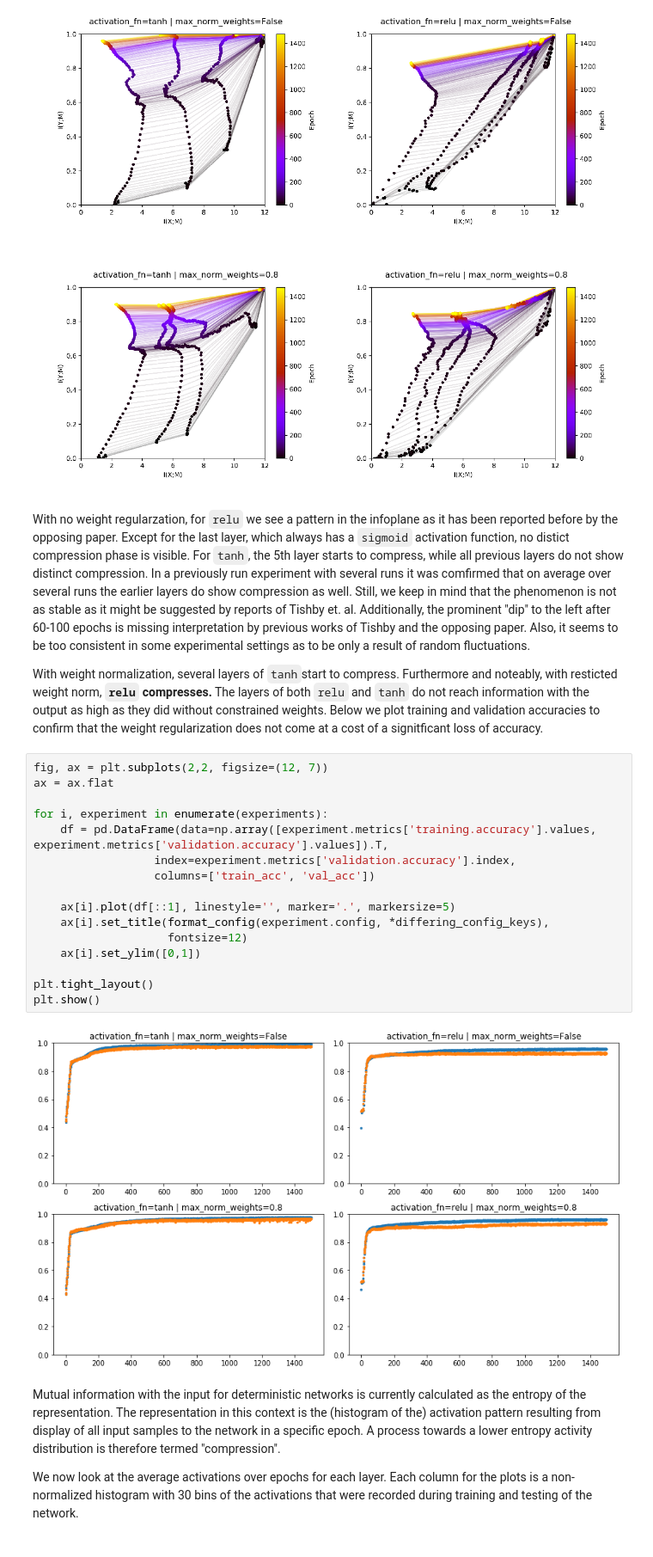
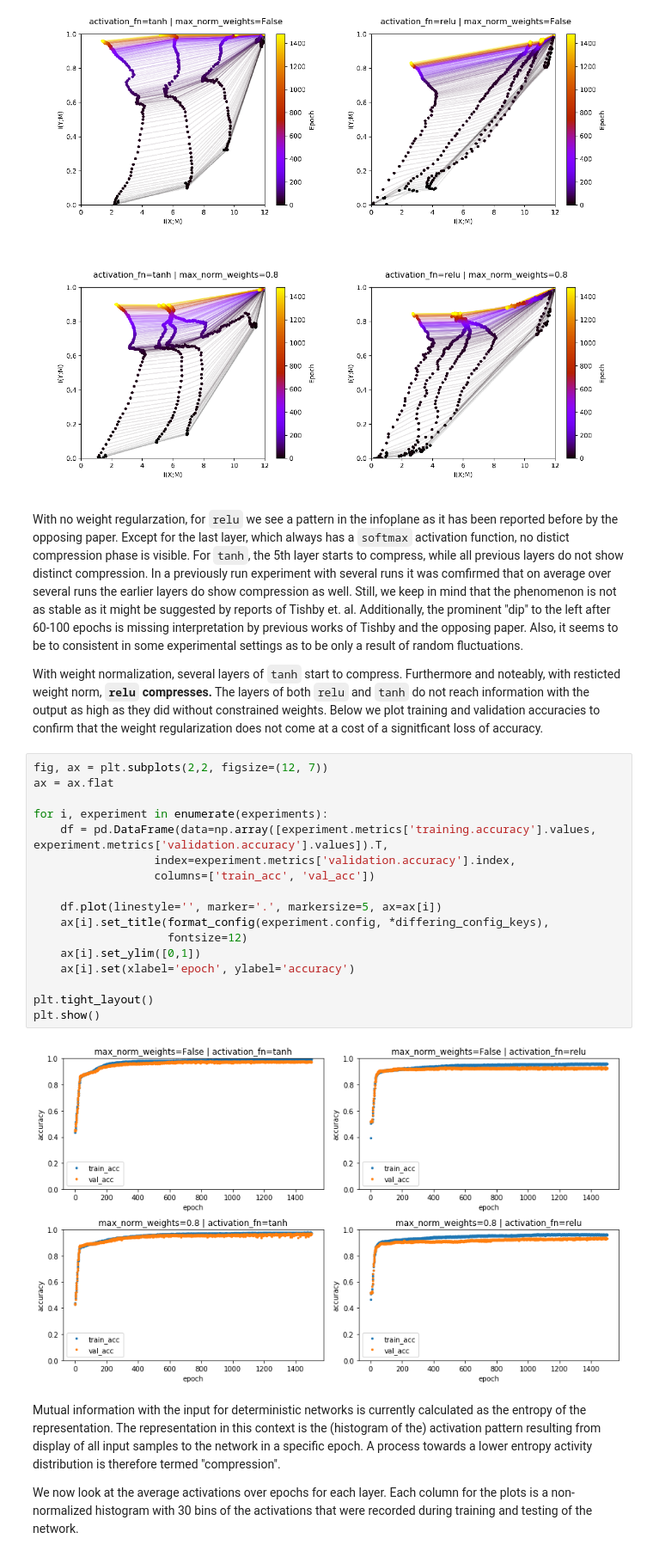
Before and after one commit to neuroinfo-os/deep-bottleneck, a Jupyter notebook: docs/experiments/7.weight_renormalization.ipynb, the cells around one changed output. Shown at 86% size. Saved outputs shown, nothing was run; the diff lists cells and outputs as text.

```diff
--- a/docs/experiments/7.weight_renormalization.ipynb
+++ b/docs/experiments/7.weight_renormalization.ipynb
@@ -43,27 +43,28 @@ plt.show()
 # %% [output]
 [figure]
 # %% [markdown]
-With no weight regularzation, for `relu` we see a pattern in the infoplane as it has been reported before by the opposing paper. Except for the last layer, which always has a `sigmoid` activation function, no distict compression phase is visible. For `tanh`, the 5th layer starts to compress, while all previous layers do not show distinct compression. In a previously run experiment with several runs it was comfirmed that on average over several runs the earlier layers do show compression as well. Still, we keep in mind that the phenomenon is not as stable as it might be suggested by reports of Tishby et. al. Additionally, the prominent "dip" to the left after 60-100 epochs is missing interpretation by previous works of Tishby and the opposing paper. Also, it seems to be too consistent in some experimental settings as to be only a result of random fluctuations.
+With no weight regularzation, for `relu` we see a pattern in the infoplane as it has been reported before by the opposing paper. Except for the last layer, which always has a `softmax` activation function, no distict compression phase is visible. For `tanh`, the 5th layer starts to compress, while all previous layers do not show distinct compression. In a previously run experiment with several runs it was comfirmed that on average over several runs the earlier layers do show compression as well. Still, we keep in mind that the phenomenon is not as stable as it might be suggested by reports of Tishby et. al. Additionally, the prominent "dip" to the left after 60-100 epochs is missing interpretation by previous works of Tishby and the opposing paper. Also, it seems to be to consistent in some experimental settings as to be only a result of random fluctuations.
 
-With weight normalization, several layers of `tanh`start to compress. Furthermore and noteably, with resticted weight norm, **`relu` compresses.** The layers of both `relu` and `tanh` do not reach information with the output as high as they did without constrained weights. Below we plot training and validation accuracies to confirm that the weight regularization does not come at a cost of a signitficant loss of accuracy.
+With weight normalization, several layers of `tanh` start to compress. Furthermore and noteably, with resticted weight norm, **`relu` compresses.** The layers of both `relu` and `tanh` do not reach information with the output as high as they did without constrained weights. Below we plot training and validation accuracies to confirm that the weight regularization does not come at a cost of a signitficant loss of accuracy.
 # %%
 fig, ax = plt.subplots(2,2, figsize=(12, 7))
 ax = ax.flat
 
 for i, experiment in enumerate(experiments):
     df = pd.DataFrame(data=np.array([experiment.metrics['training.accuracy'].values, experiment.metrics['validation.accuracy'].values]).T,
                   index=experiment.metrics['validation.accuracy'].index,
                   columns=['train_acc', 'val_acc'])
 
-    ax[i].plot(df[::1], linestyle='', marker='.', markersize=5)
+    df.plot(linestyle='', marker='.', markersize=5, ax=ax[i])
     ax[i].set_title(format_config(experiment.config, *differing_config_keys),
                     fontsize=12)
     ax[i].set_ylim([0,1])
+    ax[i].set(xlabel='epoch', ylabel='accuracy')
 
 plt.tight_layout()
 plt.show()
 # %% [output]
-[figure, old version]
+[figure, new version]
 # %% [markdown]
 Mutual information with the input for deterministic networks is currently calculated as the entropy of the representation. The representation in this context is the (histogram of the) activation pattern resulting from display of all input samples to the network in a specific epoch. A process towards a lower entropy activity distribution is therefore termed "compression".
 
```
Also changed, not shown: parts of 9 cells of this notebook.
